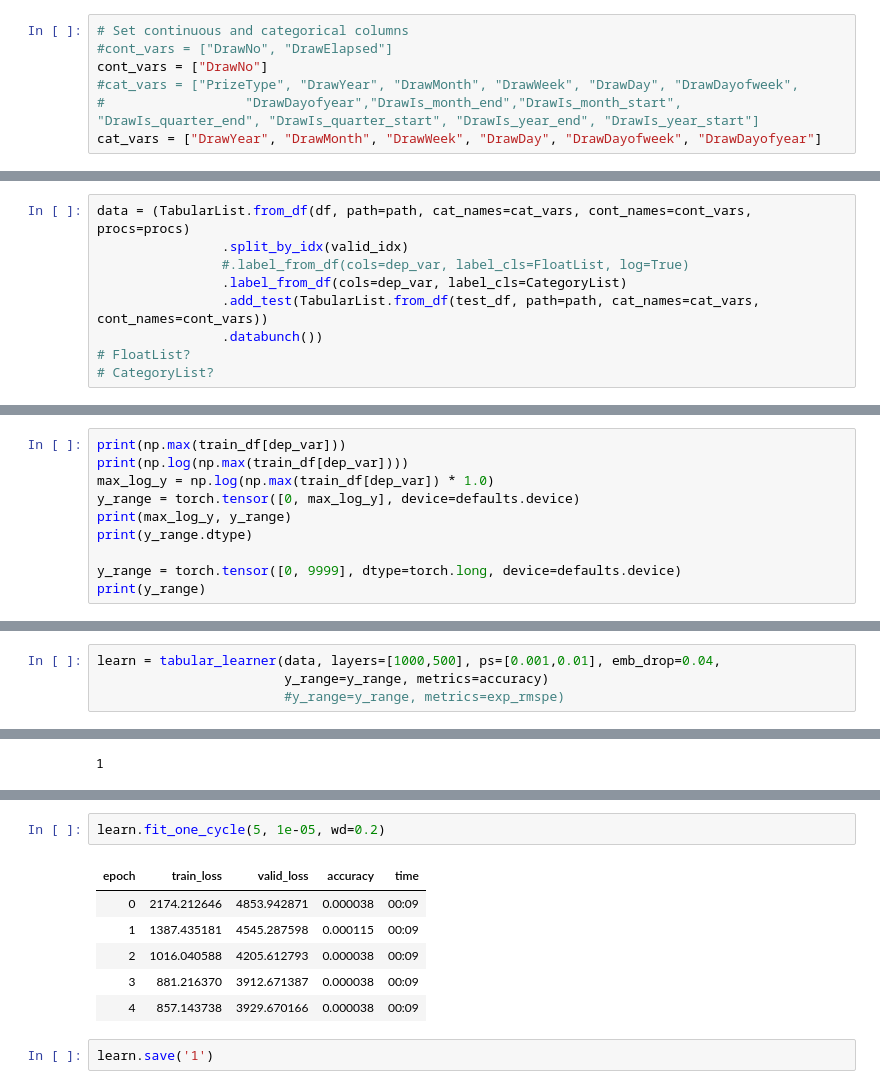
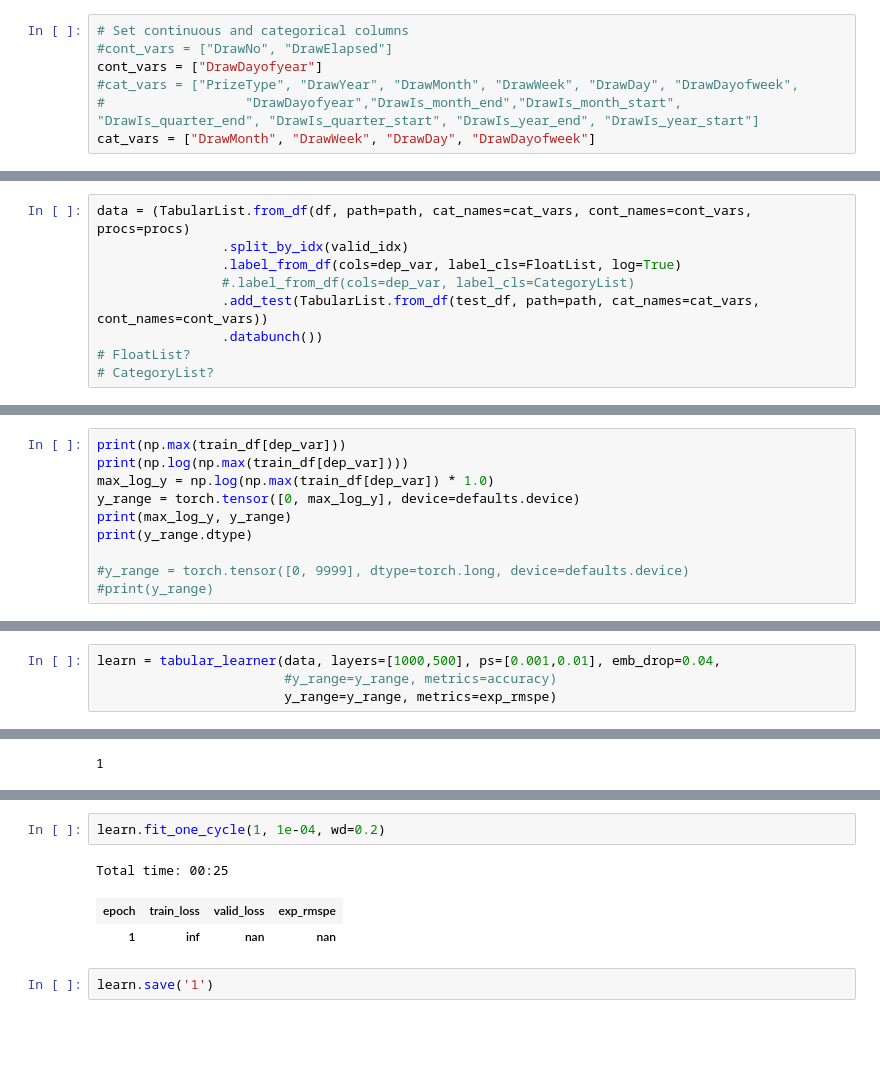
Before and after one commit to mengwangk/dl-projects, a Jupyter notebook: number_cruncher.ipynb, the cells around one changed output, grey strips where cells are left out. Saved outputs shown, nothing was run; the diff lists cells and outputs as text; blank space fills up the shorter version.

```diff
--- a/number_cruncher.ipynb
+++ b/number_cruncher.ipynb
@@ -427,10 +433,10 @@ procs=[FillMissing, Categorify, Normalize]
 # %%
 # Set continuous and categorical columns
 #cont_vars = ["DrawNo", "DrawElapsed"]
-cont_vars = ["DrawNo"]
+cont_vars = ["DrawDayofyear"]
 #cat_vars = ["PrizeType", "DrawYear", "DrawMonth", "DrawWeek", "DrawDay", "DrawDayofweek",
 #                  "DrawDayofyear","DrawIs_month_end","DrawIs_month_start", "DrawIs_quarter_end", "DrawIs_quarter_start", "DrawIs_year_end", "DrawIs_year_start"]
-cat_vars = ["DrawYear", "DrawMonth", "DrawWeek", "DrawDay", "DrawDayofweek", "DrawDayofyear"]
+cat_vars = ["DrawMonth", "DrawWeek", "DrawDay", "DrawDayofweek"]
 # %%
 dep_var = 'LuckyNo'
 # %%
@@ -503,8 +509,8 @@ path = Path('datasets/lotto')
 # %%
 data = (TabularList.from_df(df, path=path, cat_names=cat_vars, cont_names=cont_vars, procs=procs)
                 .split_by_idx(valid_idx)
-                #.label_from_df(cols=dep_var, label_cls=FloatList, log=True)
-                .label_from_df(cols=dep_var, label_cls=CategoryList)
+                .label_from_df(cols=dep_var, label_cls=FloatList, log=True)
+                #.label_from_df(cols=dep_var, label_cls=CategoryList)
                 .add_test(TabularList.from_df(test_df, path=path, cat_names=cat_vars, cont_names=cont_vars))
                 .databunch())
 # FloatList?
@@ -543,8 +545,8 @@ y_range = torch.tensor([0, max_log_y], device=defaults.device)
 print(max_log_y, y_range)
 print(y_range.dtype)
 
-y_range = torch.tensor([0, 9999], dtype=torch.long, device=defaults.device)
-print(y_range)
+#y_range = torch.tensor([0, 9999], dtype=torch.long, device=defaults.device)
+#print(y_range)
 # %% [output]
 9999
 9.21024036697585
@@ -554,7 +555,7 @@ tensor([   0, 9999], device='cuda:0')
 # %%
 learn = tabular_learner(data, layers=[1000,500], ps=[0.001,0.01], emb_drop=0.04,
-                        y_range=y_range, metrics=accuracy)
-                        #y_range=y_range, metrics=exp_rmspe)
+                        #y_range=y_range, metrics=accuracy)
+                        y_range=y_range, metrics=exp_rmspe)
 # %%
 # doc(tabular_learner)
 # %%
@@ -593,12 +593,9 @@ learn.recorder.plot()
 # %%
-learn.fit_one_cycle(5, 1e-05, wd=0.2)
+learn.fit_one_cycle(1, 1e-04, wd=0.2)
 # %% [output]
+Total time: 00:25
-| epoch | train_loss | valid_loss | accuracy | time |
-| 0 | 2174.212646 | 4853.942871 | 0.000038 | 00:09 |
-| 1 | 1387.435181 | 4545.287598 | 0.000115 | 00:09 |
-| 2 | 1016.040588 | 4205.612793 | 0.000038 | 00:09 |
-| 3 | 881.216370 | 3912.671387 | 0.000038 | 00:09 |
-| 4 | 857.143738 | 3929.670166 | 0.000038 | 00:09 |
+| epoch | train_loss | valid_loss | exp_rmspe |
+| 1 | inf | nan | nan |
 # %%
 learn.save('1')
 # %%
```
Also changed, not shown: parts of 17 cells of this notebook, 1 other file.
